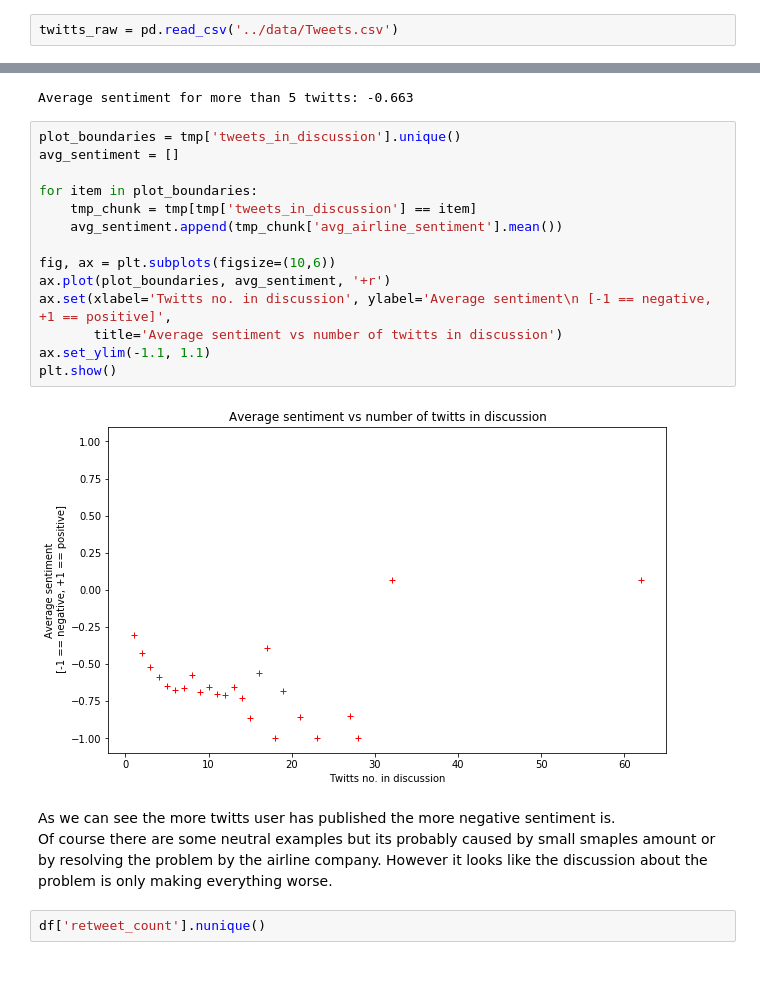
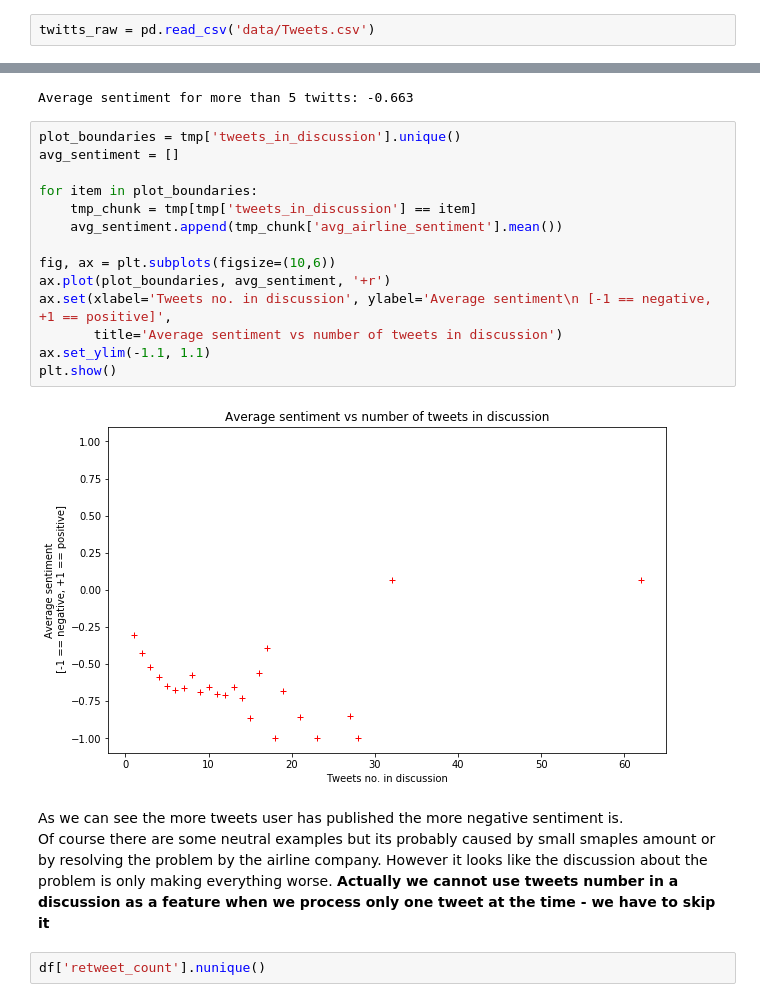
Before and after one commit to jpl126/sentiment-analysis, a Jupyter notebook: sentiment/data_exploration.ipynb, the cells around one changed output, grey strips where cells are left out. Cells and saved outputs as stored; diff of their text form; blank space fills up the shorter version.

```diff
--- a/sentiment/data_exploration.ipynb
+++ b/sentiment/data_exploration.ipynb
@@ -8,7 +8,7 @@ import numpy as np
 import pandas as pd
 import matplotlib.pyplot as plt
 # %%
-twitts_raw = pd.read_csv('../data/Tweets.csv')
+twitts_raw = pd.read_csv('data/Tweets.csv')
 # %% [markdown]
 ## First look
 # %%
@@ -142,23 +142,24 @@ Average sentiment for more than 5 twitts: -0.663
 # %%
 plot_boundaries = tmp['tweets_in_discussion'].unique()
 avg_sentiment = []
 
 for item in plot_boundaries:
     tmp_chunk = tmp[tmp['tweets_in_discussion'] == item]
     avg_sentiment.append(tmp_chunk['avg_airline_sentiment'].mean())
 
 fig, ax = plt.subplots(figsize=(10,6))
 ax.plot(plot_boundaries, avg_sentiment, '+r')
-ax.set(xlabel='Twitts no. in discussion', ylabel='Average sentiment\n [-1 == negative, +1 == positive]',
-       title='Average sentiment vs number of twitts in discussion')
+ax.set(xlabel='Tweets no. in discussion', ylabel='Average sentiment\n [-1 == negative, +1 == positive]',
+       title='Average sentiment vs number of tweets in discussion')
 ax.set_ylim(-1.1, 1.1)
 plt.show()
 # %% [output]
-[figure, old version]
+[figure, new version]
 # %% [markdown]
-As we can see the more twitts user has published the more negative sentiment is.
+As we can see the more tweets user has published the more negative sentiment is.
 Of course there are some neutral examples but its probably caused by small smaples amount or by resolving the problem by the airline company.
 However it looks like the discussion about the problem is only making everything worse.
+**Actually we cannot use tweets number in a discussion as a feature when we process only one tweet at the time - we have to skip it**
 # %%
 df['retweet_count'].nunique()
 # %% [output]
```
Also changed, not shown: parts of 1 cell of this notebook, 1 other file.
